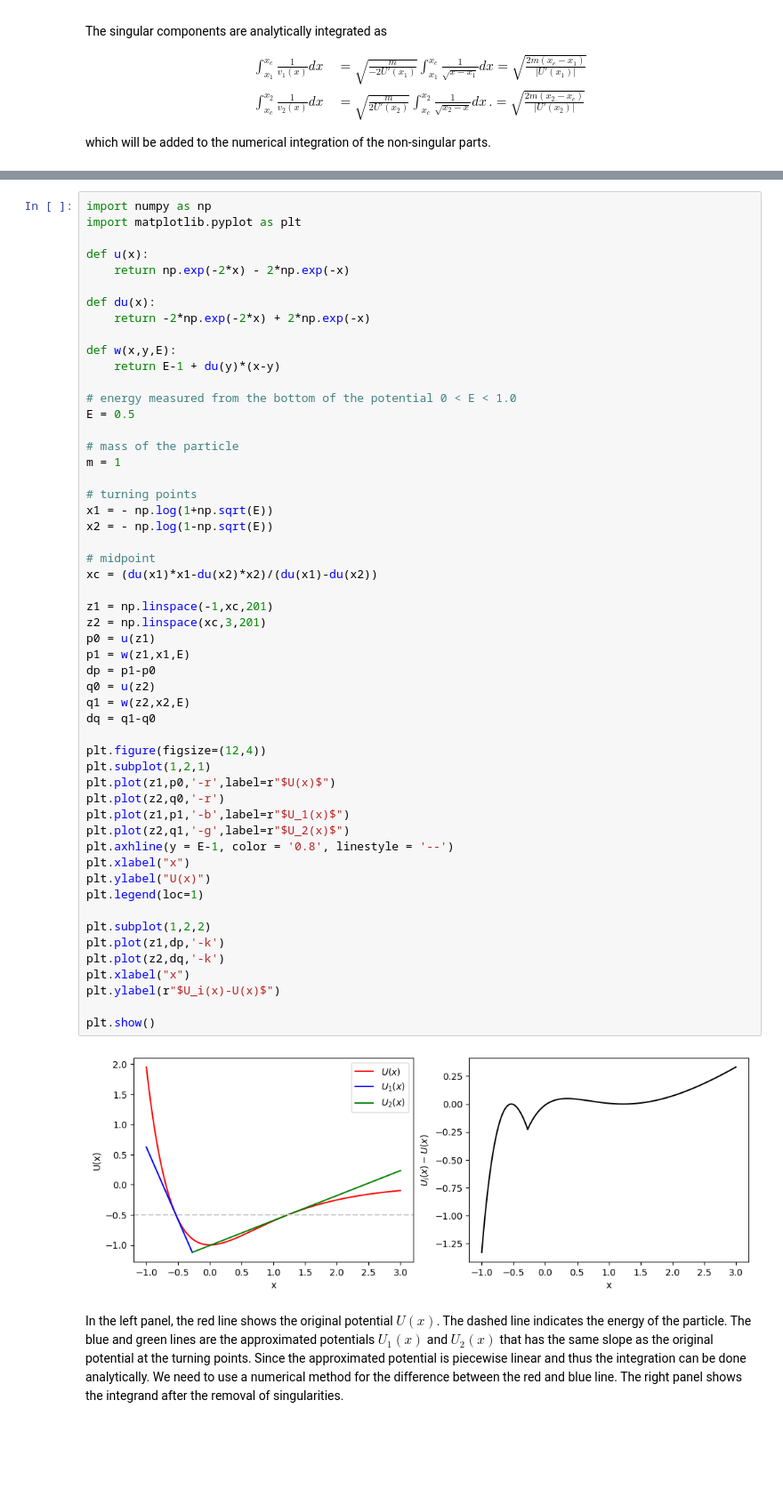
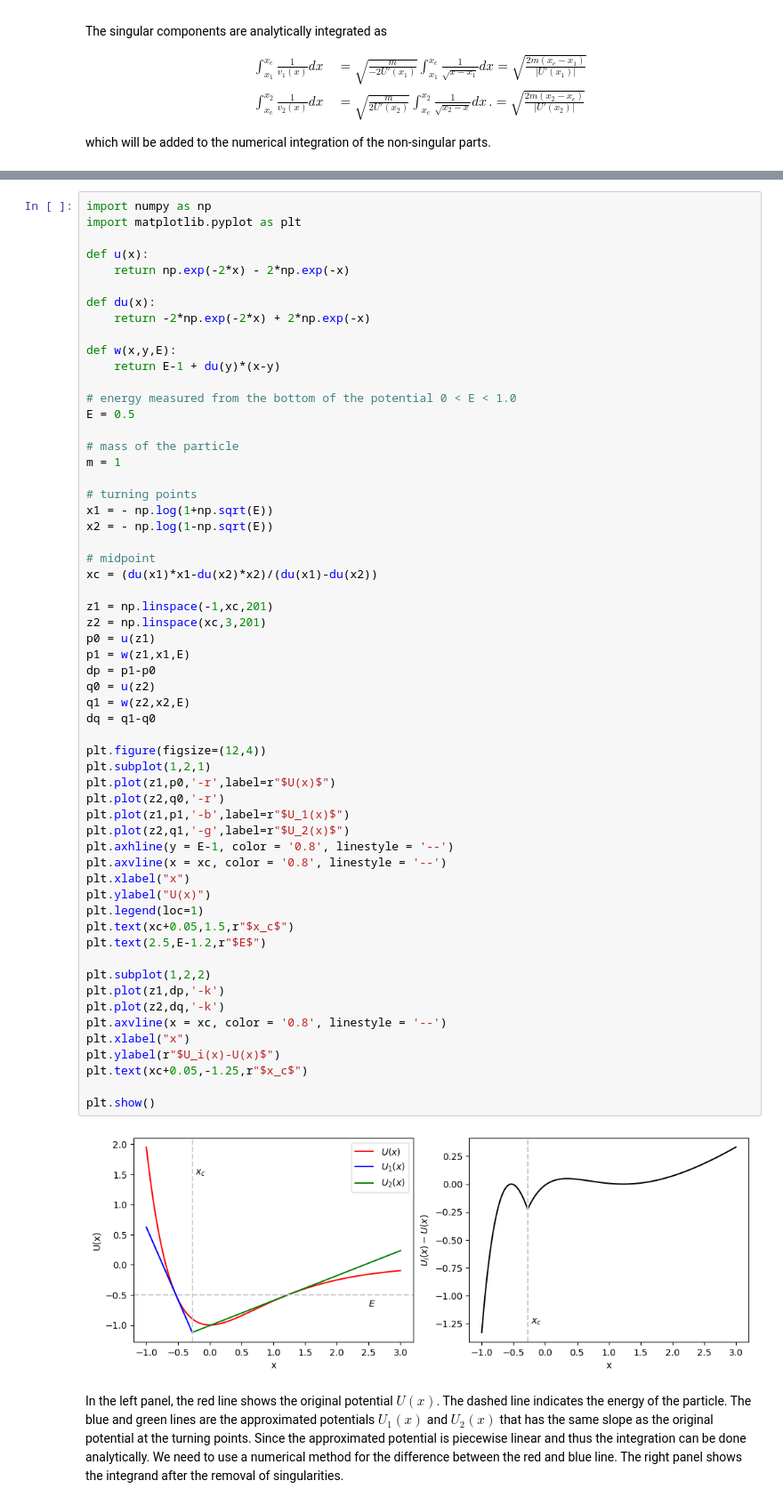
Before and after one commit to ryoichikawai/comp-phys, a Jupyter notebook: _build/jupyter_execute/integral/period_of_oscillation.ipynb, the cells around one changed output, grey strips where cells are left out. Shown at 89% size. Saved outputs shown, nothing was run; the diff lists cells and outputs as text; blank space fills up the shorter version.

```diff
--- a/_build/jupyter_execute/integral/period_of_oscillation.ipynb
+++ b/_build/jupyter_execute/integral/period_of_oscillation.ipynb
@@ -100,34 +100,39 @@ x2 = - np.log(1-np.sqrt(E))
 xc = (du(x1)*x1-du(x2)*x2)/(du(x1)-du(x2))
 
 z1 = np.linspace(-1,xc,201)
 z2 = np.linspace(xc,3,201)
 p0 = u(z1)
 p1 = w(z1,x1,E)
 dp = p1-p0
 q0 = u(z2)
 q1 = w(z2,x2,E)
 dq = q1-q0
 
 plt.figure(figsize=(12,4))
 plt.subplot(1,2,1)
 plt.plot(z1,p0,'-r',label=r"$U(x)$")
 plt.plot(z2,q0,'-r')
 plt.plot(z1,p1,'-b',label=r"$U_1(x)$")
 plt.plot(z2,q1,'-g',label=r"$U_2(x)$")
 plt.axhline(y = E-1, color = '0.8', linestyle = '--')
+plt.axvline(x = xc, color = '0.8', linestyle = '--')
 plt.xlabel("x")
 plt.ylabel("U(x)")
 plt.legend(loc=1)
+plt.text(xc+0.05,1.5,r"$x_c$")
+plt.text(2.5,E-1.2,r"$E$")
 
 plt.subplot(1,2,2)
 plt.plot(z1,dp,'-k')
 plt.plot(z2,dq,'-k')
+plt.axvline(x = xc, color = '0.8', linestyle = '--')
 plt.xlabel("x")
 plt.ylabel(r"$U_i(x)-U(x)$")
+plt.text(xc+0.05,-1.25,r"$x_c$")
 
 plt.show()
 # %% [output]
-[figure, old version]
+[figure, new version]
 # %% [markdown]
 In the left panel, the red line shows the original potential $U(x)$. The dashed line indicates the energy of the particle. The blue and green lines are the approximated potentials $U_1(x)$ and $U_2(x)$ that has the same slope as the original potential at the turning points. Since the approximated potential is piecewise linear and thus the integration can be done analytically.  We need to use a numerical method for the difference between the red and blue line.  The right panel shows the integrand after the removal of singularities.
 # %%
```
Also changed, not shown: parts of 4 cells of this notebook, 33 other files.
